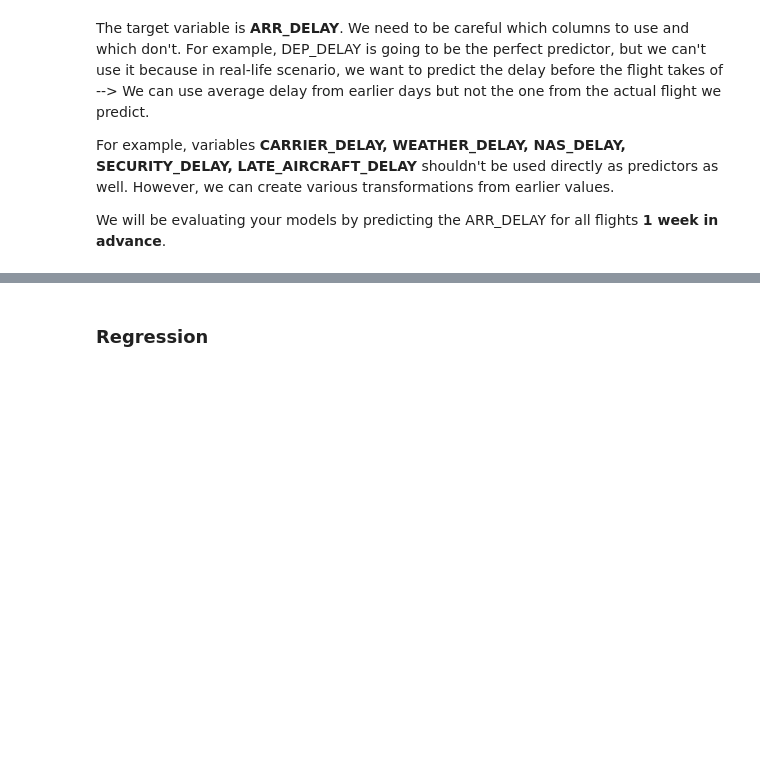
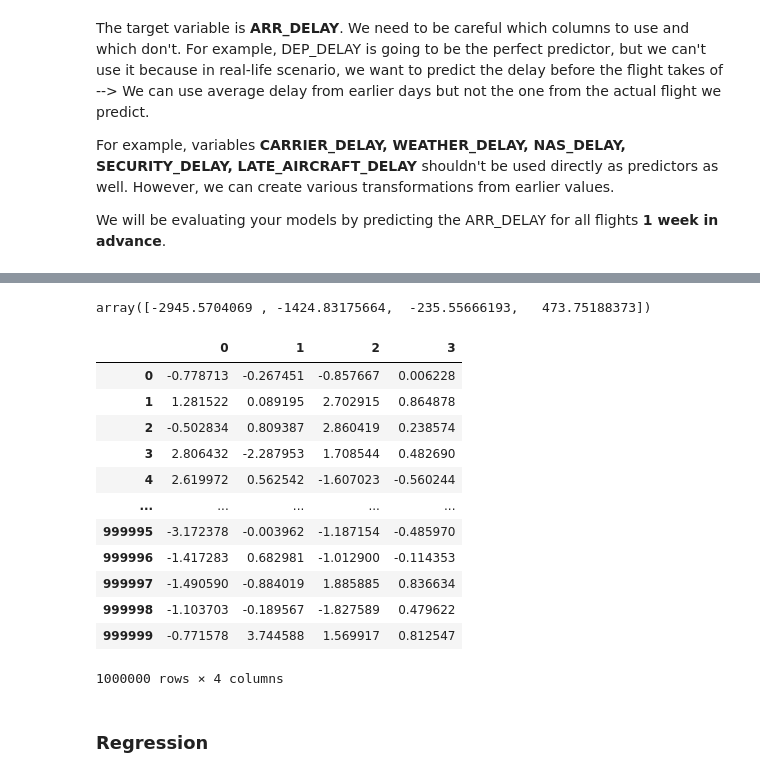
Before and after one commit to scmguireal/Flight_delay_predictive_classifier, a Jupyter notebook: src/modeling.ipynb, the cells around one changed output, grey strips where cells are left out. Saved outputs shown, nothing was run; the diff lists cells and outputs as text; code cells hidden in the pictures; blank space fills up the shorter version.

Commit message:
models trained, new py files added

```diff
--- a/src/modeling.ipynb
+++ b/src/modeling.ipynb
@@ -33,0 +55,2 @@ data = pd.read_csv('../data/training_set/TRAIN_ME.csv')
+# %%
+dfm = dfm.drop(['Unnamed: 0'],axis=1)
@@ -79,3 +91,3 @@ Index(['origin_airport_id', 'dest_airport_id', 'day', 'month', 'year',
 # %%
-X = sample.drop(['arr_delay'], axis=1)
-y = sample['arr_delay']
+X = dfm.drop(['arr_delay'], axis=1)
+y = dfm['arr_delay']
@@ -81,0 +115,14 @@ y = sample['arr_delay']
+# %%
+# PCA with 4 components
+plt.style.use('ggplot')
+
+scaler = StandardScaler()
+scaler.fit(X)
+X = scaler.transform(X)
+# The PCA model
+pca = PCA(n_components=4) # estimate only 4 PCs
+X_new = pca.fit_transform(X) # project the original data into the PCA space
+# %%
+X_new[0]
+# %% [output]
+array([-2945.5704069 , -1424.83175664,  -235.55666193,   473.75188373])
@@ -82,3 +142,22 @@ y = sample['arr_delay']
+# %%
+# Put this into model
+X_pca = pd.DataFrame(X_new)
+# %%
+X_pca
+# %% [output]
+|  | 0 | 1 | 2 | 3 |
+| 0 | -0.778713 | -0.267451 | -0.857667 | 0.006228 |
+| 1 | 1.281522 | 0.089195 | 2.702915 | 0.864878 |
+| 2 | -0.502834 | 0.809387 | 2.860419 | 0.238574 |
+| 3 | 2.806432 | -2.287953 | 1.708544 | 0.482690 |
+| 4 | 2.619972 | 0.562542 | -1.607023 | -0.560244 |
+| ... | ... | ... | ... | ... |
+| 999995 | -3.172378 | -0.003962 | -1.187154 | -0.485970 |
+| 999996 | -1.417283 | 0.682981 | -1.012900 | -0.114353 |
+| 999997 | -1.490590 | -0.884019 | 1.885885 | 0.836634 |
+| 999998 | -1.103703 | -0.189567 | -1.827589 | 0.479622 |
+| 999999 | -0.771578 | 3.744588 | 1.569917 | 0.812547 |
+1000000 rows × 4 columns
 # %%
 from sklearn.model_selection import train_test_split
 X_train, X_test, y_train, y_test = train_test_split(X, y, test_size = 0.2, random_state = 0)
```
Also changed, not shown: parts of 72 cells of this notebook, 7 other files.
